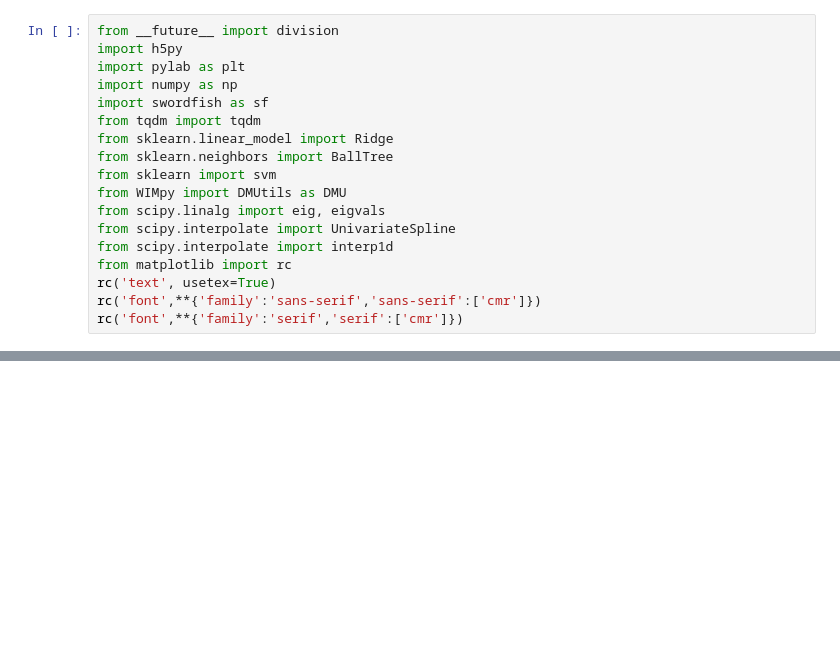
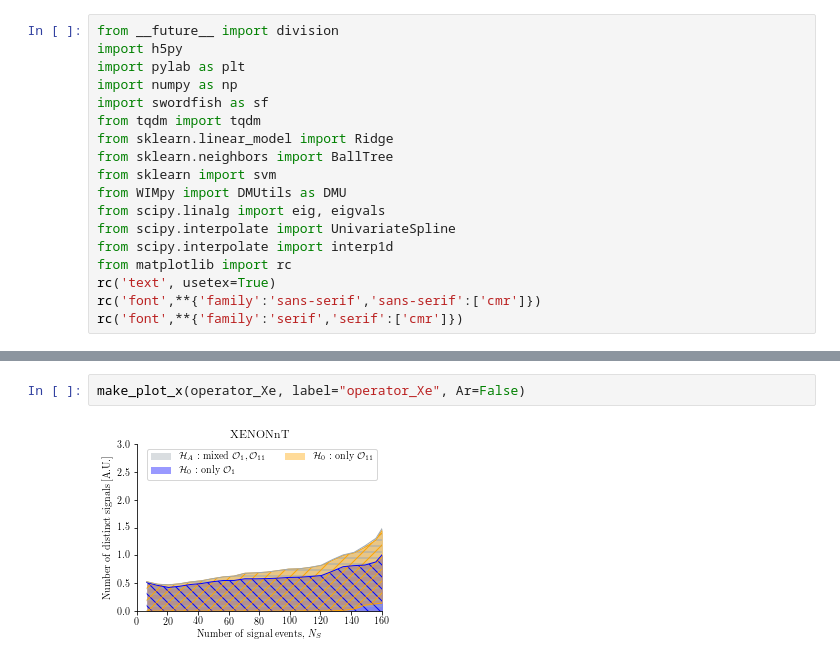
Before and after one commit to tedwards2412/benchmark_free_forecasting, a Jupyter notebook: Notebooks/Fig2.ipynb, the cells around one changed output, grey strips where cells are left out. Saved outputs shown, nothing was run; the diff lists cells and outputs as text; blank space fills up the shorter version.

```diff
--- a/Notebooks/Fig2.ipynb
+++ b/Notebooks/Fig2.ipynb
@@ -124,0 +303,4 @@ make_plot(models_Xe_Ar, operators=False, label="models_Xe+Ar")
+# %%
+make_plot_x(operator_Xe, label="operator_Xe", Ar=False)
+# %% [output]
+[figure, added]
```
Also changed, not shown: parts of 7 cells of this notebook, 5 other files.
